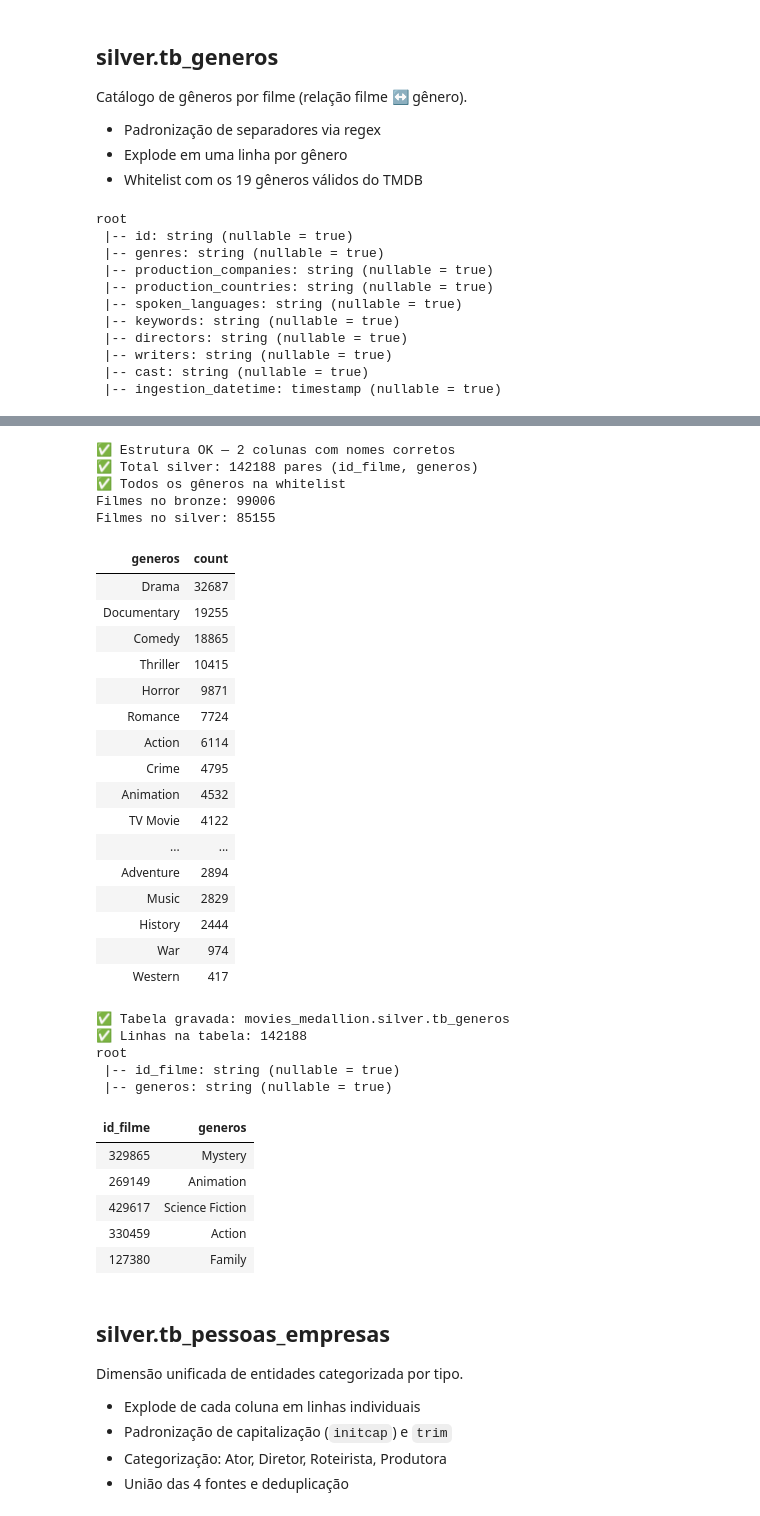
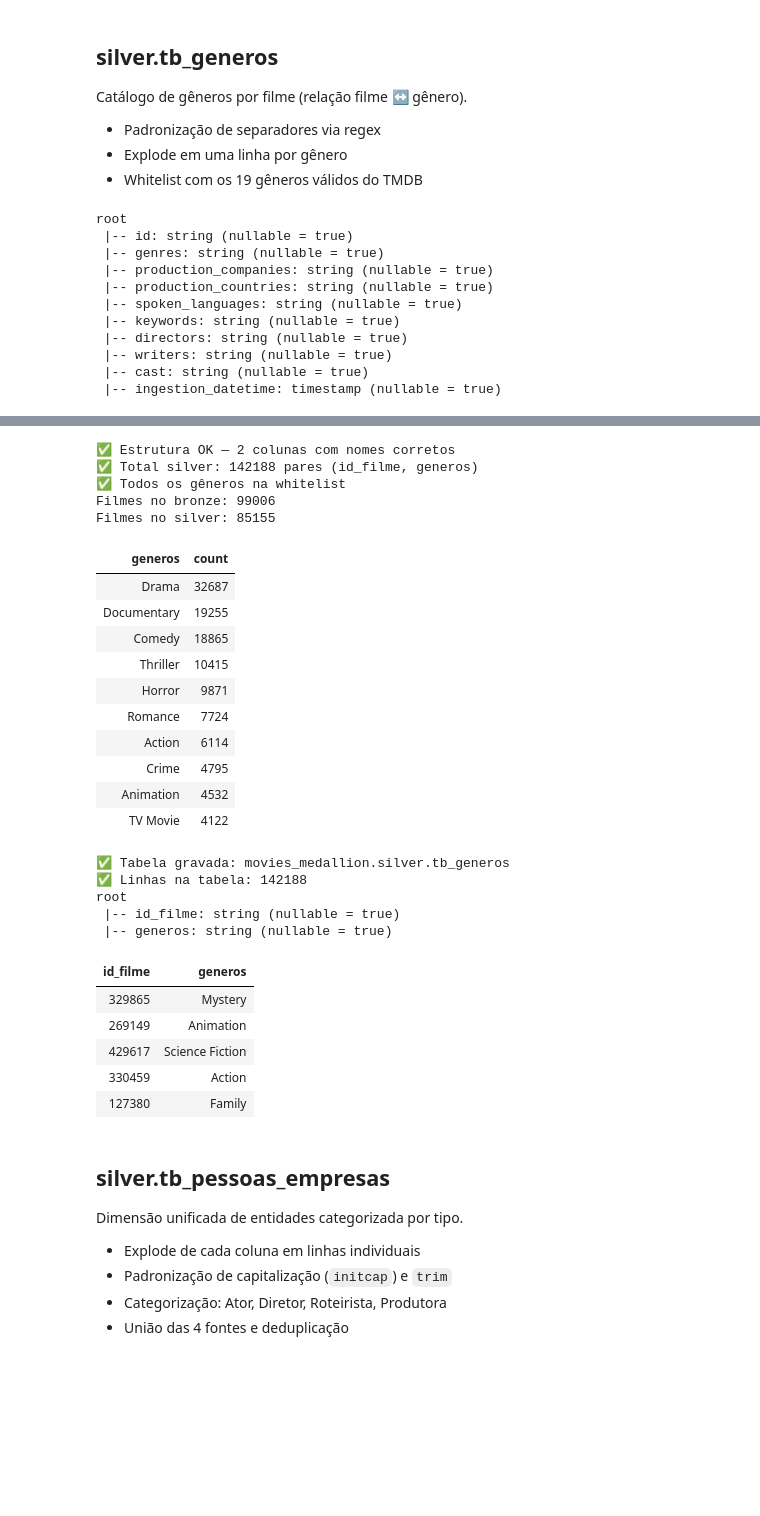
Before and after one commit to brendo-hyppolito/Brendo_RocketLab_Atividade_Movies_Medallion, a Jupyter notebook: 02_Bronze_para_Silver.ipynb, the cells around one changed output, grey strips where cells are left out. Saved outputs shown, nothing was run; the diff lists cells and outputs as text; code cells hidden in the pictures; blank space fills up the shorter version.

```diff
--- a/02_Bronze_para_Silver.ipynb
+++ b/02_Bronze_para_Silver.ipynb
@@ -857,6 +852,7 @@ display(
     df_silver_generos.groupBy("generos")
     .count()
     .orderBy(F.col("count").desc())
+    .limit(10)
 )
 
 # Persiste
@@ -891,39 +887,33 @@ root
 | 299534 | Adventure, Science Fiction, Action | Marvel Studios | United States of America | English, Japanese, Xhosa | superhero, time travel, space tra... | Anthony Russo, Joe Russo | Christopher Markus, Stephen McFee... | ... |
 | 475557 | Crime, Thriller, Drama | Warner Bros. Pictures, Joint Effo... | Canada, United States of America | English | dream, street gang, society, psyc... | Todd Phillips | Todd Phillips, Scott Silver, Bob ... | ... |
 | 271110 | Adventure, Action, Science Fiction | Marvel Studios | United States of America | Romanian, English, German, Russian | civil war, superhero, based on co... | Anthony Russo, Joe Russo | Christopher Markus, Stephen McFee... | ... |
 | 284054 | Action, Adventure, Science Fiction | Marvel Studios | United States of America | English, Korean, Swahili, Xhosa | africa, superhero, based on comic... | Ryan Coogler | Ryan Coogler, Joe Robert Cole, St... | ... |
 | 284052 | Action, Adventure, Fantasy | Marvel Studios | UNITED STATES OF AMERICA | English | magic, superhero, training, time,... | Scott Derrickson | N/A | ... |
 | 315635 | Action, Adventure, Science Fictio... | Marvel Studios, Pascal Pictures, ... | United States of America | English | high school, new york city, washi... | Jon Watts | Jonathan Goldstein, John Francis ... | ... |
 | 283995 | Science Fiction, Adventure, Action | Marvel Studios | UNITED STATES OF AMERICA | English | superhero, based on comic, sequel... | James Gunn | James Gunn, Dan Abnett, Andy Lann... | ... |
 | 297761 | Action|Adventure|Fantasy | DC Entertainment, Dune Entertainm... | United States of America | English, Japanese, Spanish | secret mission, superhero, anti h... | David Ayer | David Ayer, John Ostrander | ... |
 | ... | ... | ... | ... | ... | ... | ... | ... | ... |
 | 260513 | Action, Adventure, Animation, Family | Walt Disney Pictures, Pixar | United States of America | English | married couple, superhero, cartoo... | Brad Bird | Brad Bird | ... |
 | 324552 | Action, Thriller, Crime | Thunder Road, 87Eleven, Summit En... | United States of America | English, Hebrew, Italian, Russian | martial arts, assassin, hitman, g... | Chad Stahelski | Derek Kolstad | ... |
 | 277834 | Adventure, Comedy, Family, Animation | Walt Disney Pictures, Walt Disney... | United States of America | English | sailboat, sea, island, saving the... | Ron Clements, John Musker, Don Ha... | Jared Bush, Ron Clements, John Mu... | ... |
 | 399055 | Drama, Fantasy, Romance | Double Dare You Productions, Fox ... | United States of America | English, Russian | government, fairy tale, cold war,... | Guillermo del Toro | Guillermo del Toro, Vanessa Taylor | ... |
 | 127380 | Adventure, Animation, Comedy, Family | Pixar, Walt Disney Pictures | United States of America | English | fish, amnesia, octopus, sequel, a... | Andrew Stanton, Angus MacLane | Andrew Stanton, Victoria Strouse | ... |
 ✅ Estrutura OK — 2 colunas com nomes corretos
 ✅ Total silver: 142188 pares (id_filme, generos)
 ✅ Todos os gêneros na whitelist
 Filmes no bronze: 99006
 Filmes no silver: 85155
 | generos | count |
 | Drama | 32687 |
 | Documentary | 19255 |
 | Comedy | 18865 |
 | Thriller | 10415 |
 | Horror | 9871 |
 | Romance | 7724 |
 | Action | 6114 |
 | Crime | 4795 |
 | Animation | 4532 |
 | TV Movie | 4122 |
-| ... | ... |
-| Adventure | 2894 |
-| Music | 2829 |
-| History | 2444 |
-| War | 974 |
-| Western | 417 |
 ✅ Tabela gravada: movies_medallion.silver.tb_generos
 ✅ Linhas na tabela: 142188
 root
```
Also changed, not shown: parts of 3 cells of this notebook.
